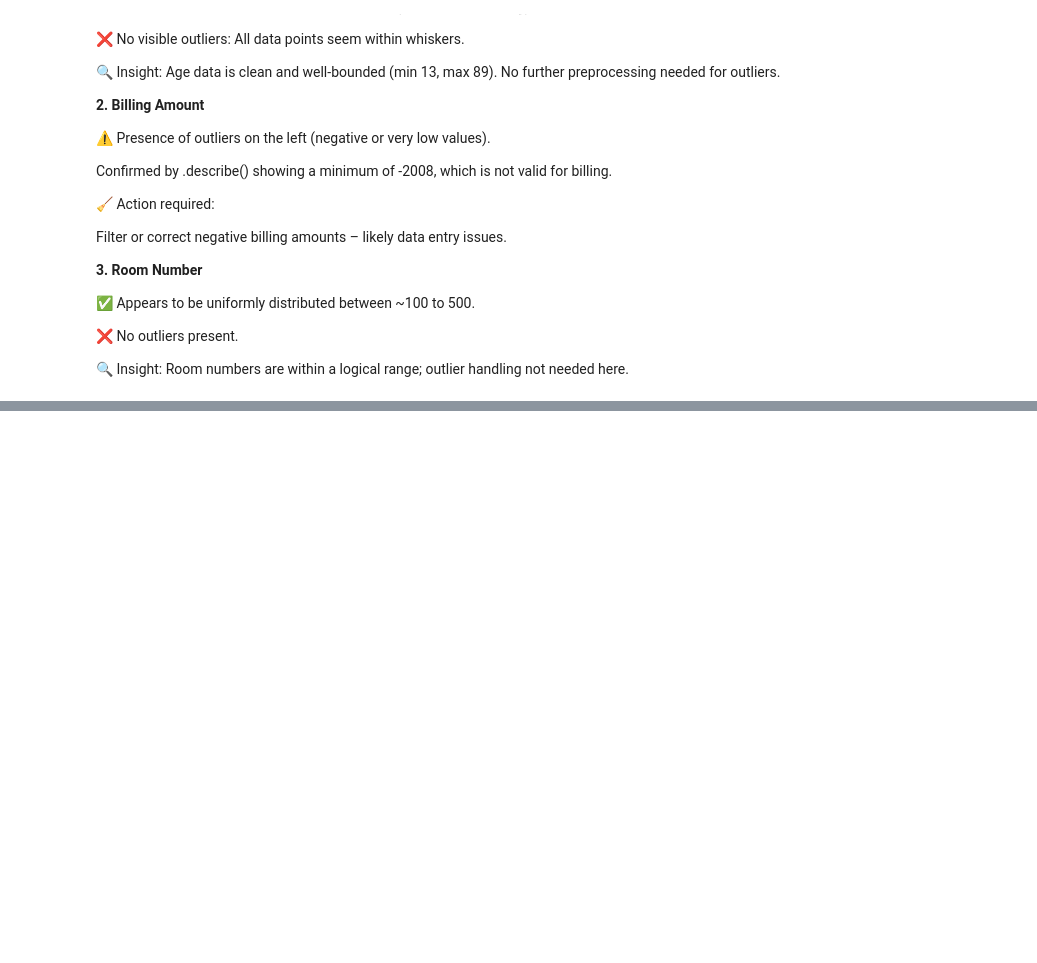
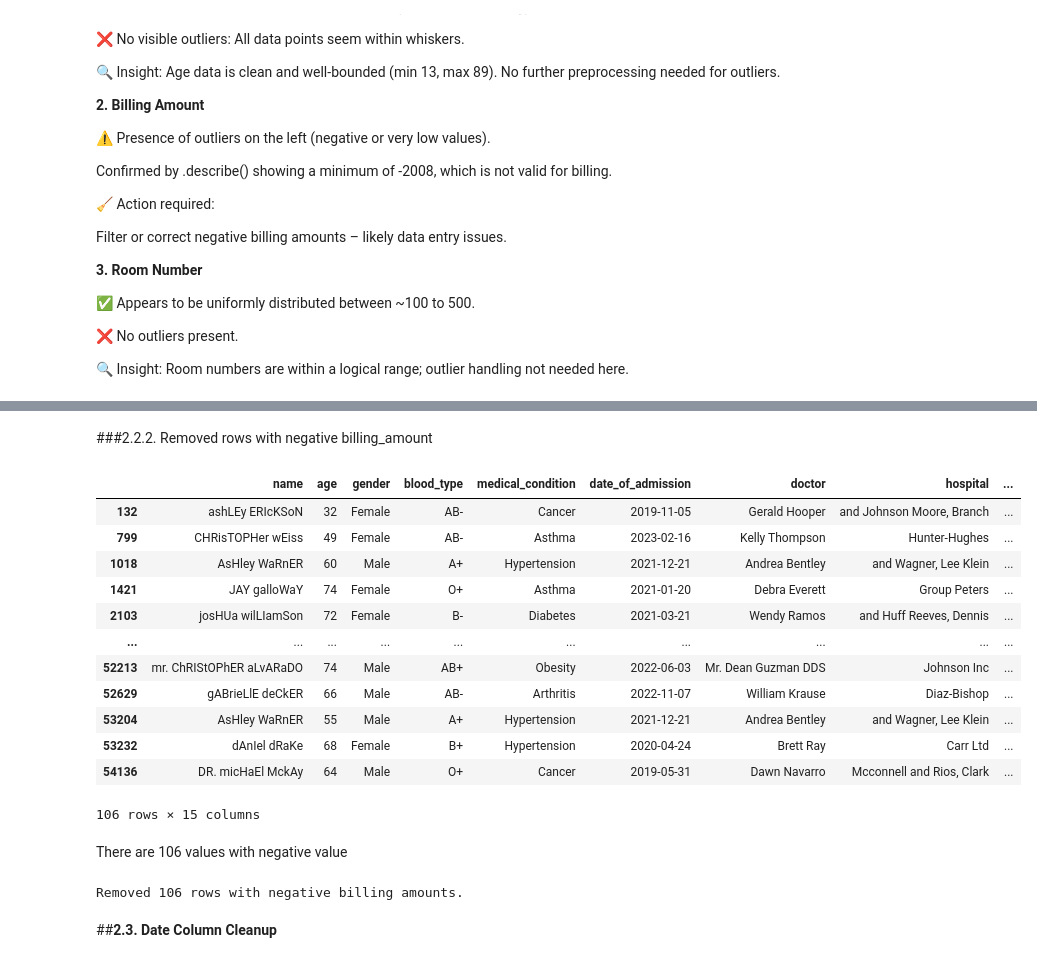
Before and after one commit to Sagarjain93/Healthcare, a Jupyter notebook: Healthcare.ipynb, the cells around one changed output, grey strips where cells are left out. Cells and saved outputs as stored; diff of their text form; code cells hidden in the pictures; blank space fills up the shorter version.

```diff
--- a/Healthcare.ipynb
+++ b/Healthcare.ipynb
@@ -387 +423,4 @@ Filter or correct negative billing amounts – likely data entry issues.
+# %%
+#lower case column name and replace space with underscore.
+df.columns = df.columns.str.strip().str.lower().str.replace(' ', '_')
 # %%
@@ -434,0 +451,3 @@ dtype: int64
+# %%
+#rounding the billing_amount values
+df['billing_amount'] = df['billing_amount'].round(0).astype(int)
@@ -434,0 +465,31 @@ dtype: int64
+# %% [markdown]
+###2.2.2. Removed rows with negative billing_amount
+# %%
+# find and count values having negative value in billing_amount
+df[df['billing_amount'] < 0]
+# %% [output]
+|  | name | age | gender | blood_type | medical_condition | date_of_admission | doctor | hospital | ... |
+| 132 | ashLEy ERIcKSoN | 32 | Female | AB- | Cancer | 2019-11-05 | Gerald Hooper | and Johnson Moore, Branch | ... |
+| 799 | CHRisTOPHer wEiss | 49 | Female | AB- | Asthma | 2023-02-16 | Kelly Thompson | Hunter-Hughes | ... |
+| 1018 | AsHley WaRnER | 60 | Male | A+ | Hypertension | 2021-12-21 | Andrea Bentley | and Wagner, Lee Klein | ... |
+| 1421 | JAY galloWaY | 74 | Female | O+ | Asthma | 2021-01-20 | Debra Everett | Group Peters | ... |
+| 2103 | josHUa wilLIamSon | 72 | Female | B- | Diabetes | 2021-03-21 | Wendy Ramos | and Huff Reeves, Dennis | ... |
+| ... | ... | ... | ... | ... | ... | ... | ... | ... | ... |
+| 52213 | mr. ChRIStOPhER aLvARaDO | 74 | Male | AB+ | Obesity | 2022-06-03 | Mr. Dean Guzman DDS | Johnson Inc | ... |
+| 52629 | gABrieLlE deCkER | 66 | Male | AB- | Arthritis | 2022-11-07 | William Krause | Diaz-Bishop | ... |
+| 53204 | AsHley WaRnER | 55 | Male | A+ | Hypertension | 2021-12-21 | Andrea Bentley | and Wagner, Lee Klein | ... |
+| 53232 | dAnIel dRaKe | 68 | Female | B+ | Hypertension | 2020-04-24 | Brett Ray | Carr Ltd | ... |
+| 54136 | DR. micHaEl MckAy | 64 | Male | O+ | Cancer | 2019-05-31 | Dawn Navarro | Mcconnell and Rios, Clark | ... |
+106 rows × 15 columns
+# %% [markdown]
+There are 106 values with negative value
+# %%
+#removing the rows with Negative values
+before = df.shape[0]
+df = df[df['billing_amount'] >= 0]
+after = df.shape[0]
+print(f"Removed {before - after} rows with negative billing amounts.")
+# %% [output]
+Removed 106 rows with negative billing amounts.
+# %% [markdown]
+##**2.3. Date Column Cleanup**
```
Also changed, not shown: parts of 31 cells of this notebook.
